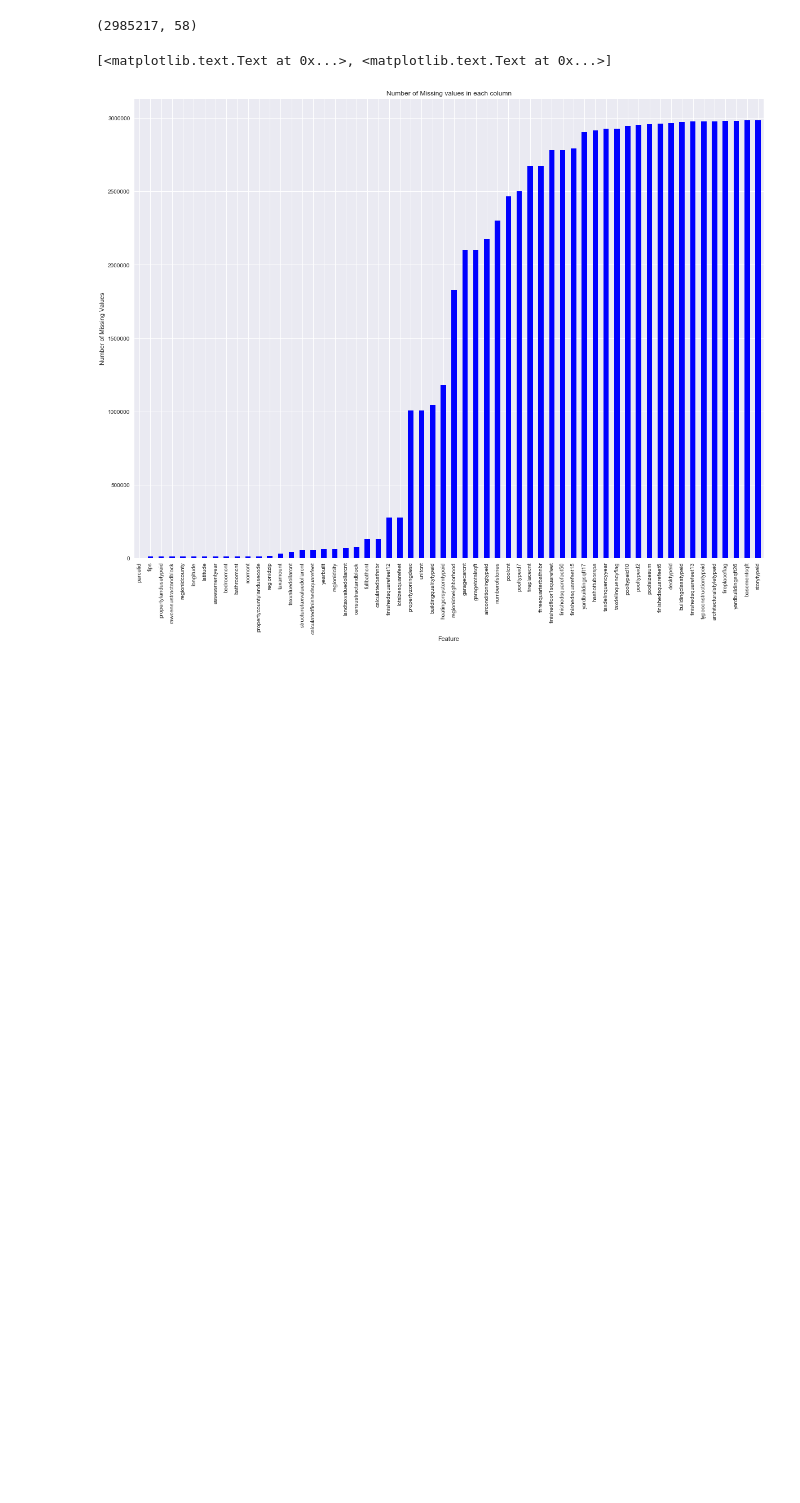
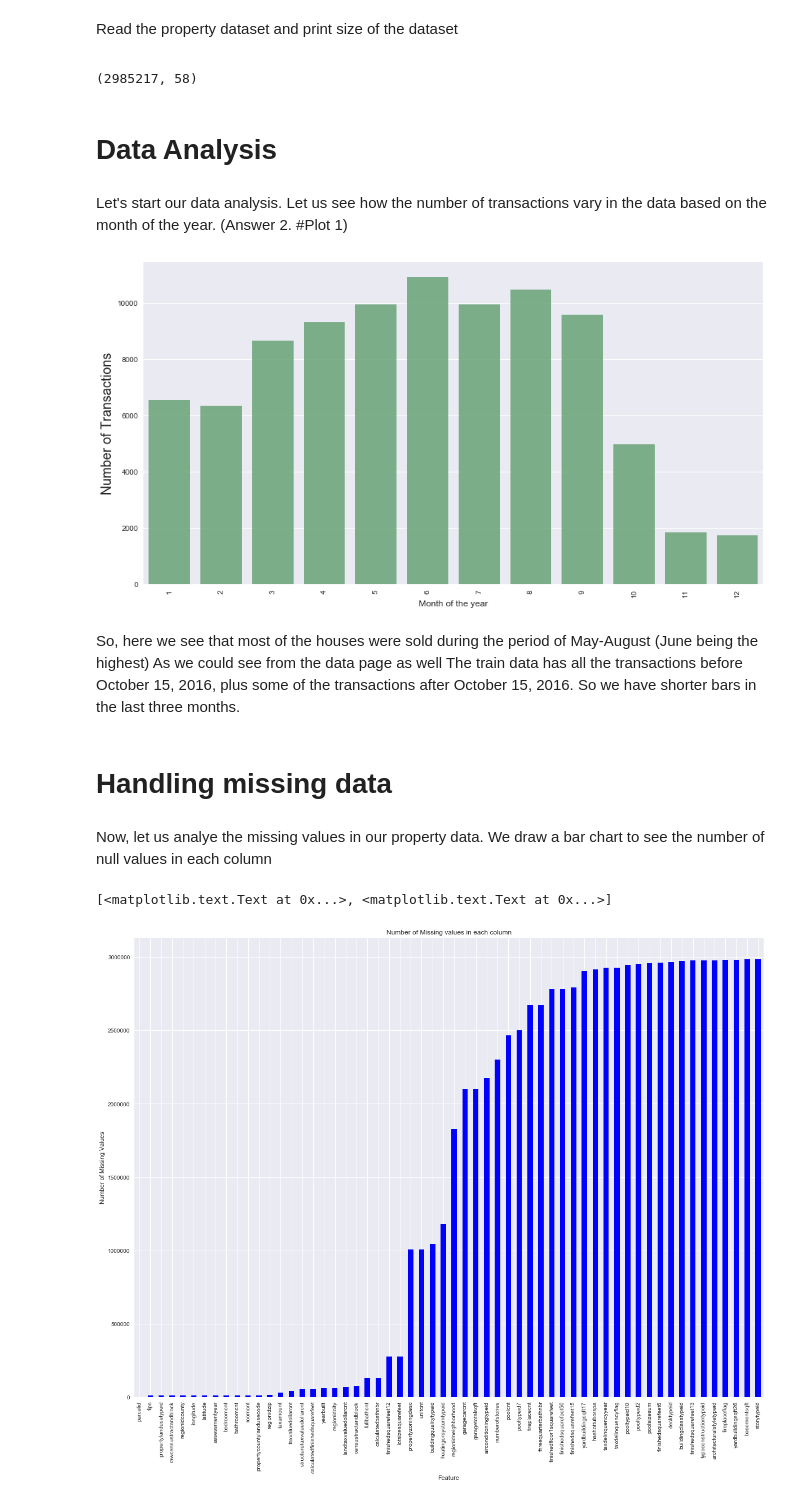
Before and after one commit to Ritu12K/Kaggle_zillow_attempt1, a Jupyter notebook: HW2/hw2.ipynb, the cells around one changed output. Drawn from its saved outputs; the diff is of its cells as text; code cells hidden in the pictures; blank space fills up the shorter version.

```diff
--- a/HW2/hw2.ipynb
+++ b/HW2/hw2.ipynb
@@ -23,6 +46,30 @@ warnings.filterwarnings('ignore')
+# %% [markdown]
+<p> Read the property dataset and print size of the dataset<p>
 # %%
 property_data = pd.read_csv("../Desktop/Zillow/properties_2016.csv") #Read Property Data
 
 property_data.shape
 # %% [output]
 (2985217, 58)
+# %% [markdown]
+# Data Analysis
+# %% [markdown]
+<p> Let's start our data analysis. Let us see how the number of transactions vary in the data based on the month of the year. (Answer 2. #Plot 1)
+
+</p>
+# %%
+#1. bar chart
+train_data['transactiondate']=pd.to_datetime(train_data['transactiondate'])
+train_data['transaction_month'] = train_data['transactiondate'].dt.month
+count_data = train_data['transaction_month'].value_counts()
+plt.figure(figsize=(15,8))
+sns.barplot(count_data.index, count_data.values, alpha=0.8, color=color[1])
+plt.xticks(rotation='vertical')
+plt.xlabel('Month of the year', fontsize=12)
+plt.ylabel('Number of Transactions', fontsize=18)
+plt.show()
+# %% [output]
+[figure, added]
+# %% [markdown]
+<p> So, here we see that most of the houses were sold during the period of May-August (June being the highest)
+As we could see from the data page as well The train data has all the transactions before October 15, 2016, plus some of the transactions after October 15, 2016. So we have shorter bars in the last three months.</p>
@@ -29,3 +79,7 @@ property_data.shape
+# %% [markdown]
+# Handling missing data
+# %% [markdown]
+<p> Now, let us analye the missing values in our property data. We draw a bar chart to see the number of null values in each column</p>
 # %%
 #Analysing each column for missing values
 
```
Also changed, not shown: parts of 79 cells of this notebook.
